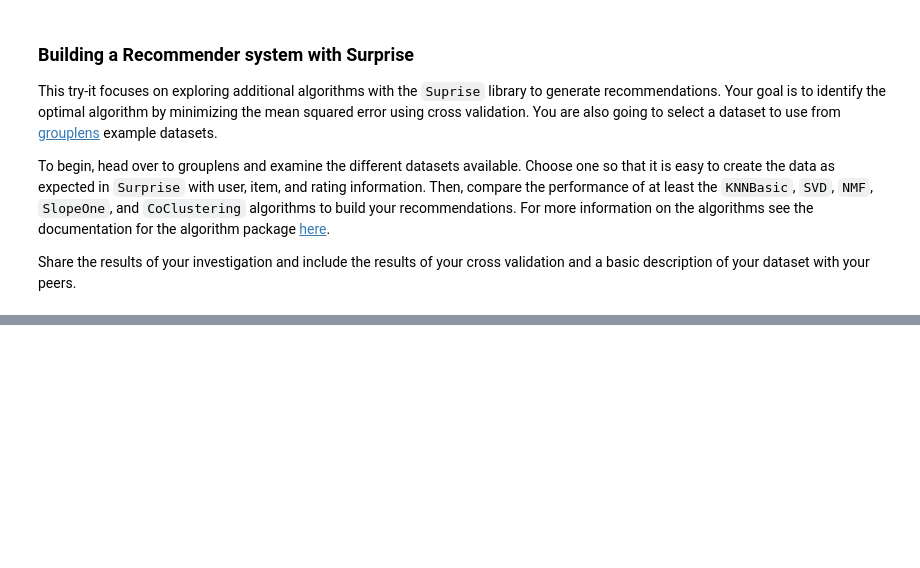
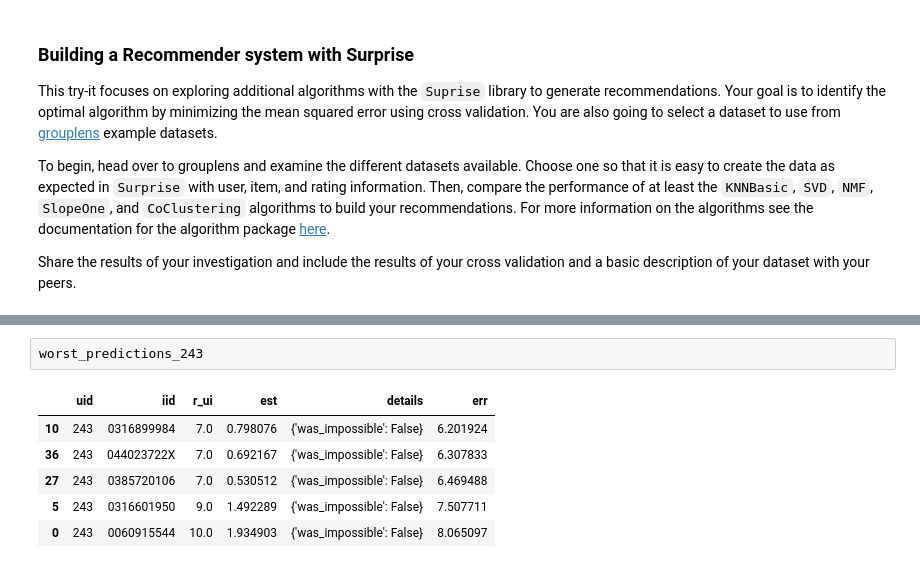
Before and after one commit to vandavilli/My-AIML-Portfolio, a Jupyter notebook: Application-9 {Recommender Systems}/va-recommend.ipynb, the cells around one changed output, grey strips where cells are left out. Drawn from its saved outputs; the diff is of its cells as text; blank space fills up the shorter version.

```diff
--- a/Application-9 {Recommender Systems}/va-recommend.ipynb
+++ b/Application-9 {Recommender Systems}/va-recommend.ipynb
@@ -13,0 +184,9 @@ import pandas as pd
+# %%
+worst_predictions_243
+# %% [output]
+|  | uid | iid | r_ui | est | details | err |
+| 10 | 243 | 0316899984 | 7.0 | 0.798076 | {'was_impossible': False} | 6.201924 |
+| 36 | 243 | 044023722X | 7.0 | 0.692167 | {'was_impossible': False} | 6.307833 |
+| 27 | 243 | 0385720106 | 7.0 | 0.530512 | {'was_impossible': False} | 6.469488 |
+| 5 | 243 | 0316601950 | 9.0 | 1.492289 | {'was_impossible': False} | 7.507711 |
+| 0 | 243 | 0060915544 | 10.0 | 1.934903 | {'was_impossible': False} | 8.065097 |
```
Also changed, not shown: parts of 24 cells of this notebook, 3 other files.
